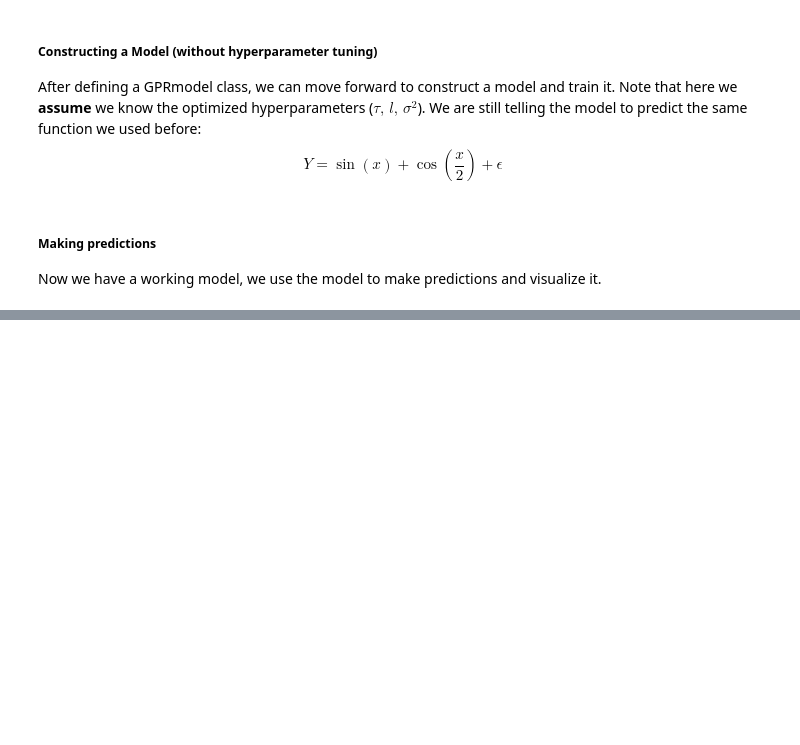
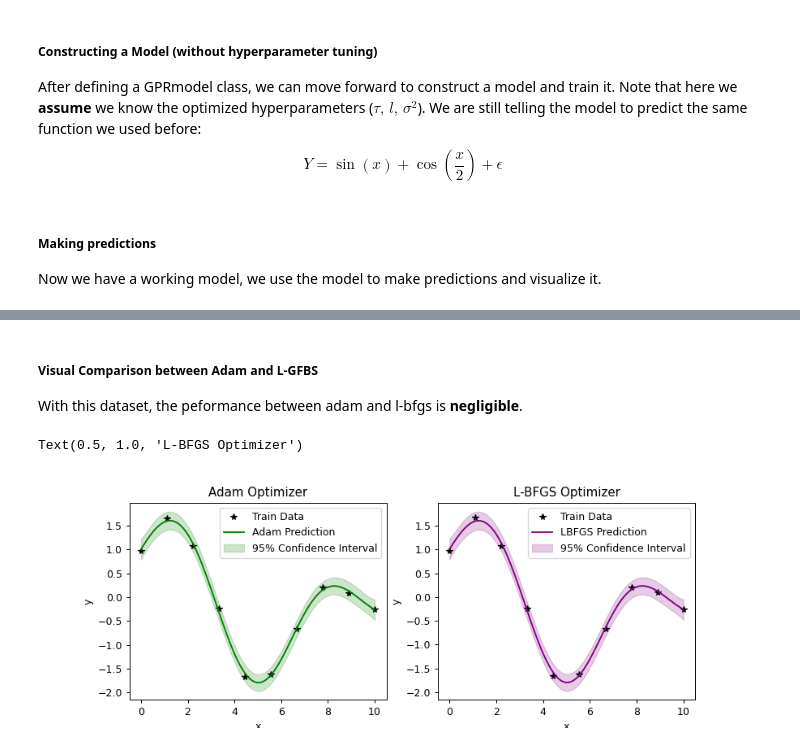
Before and after one commit to hansoncjc/GP-BO-Clustering-Tutorials, a Jupyter notebook: Gaussian Process.ipynb, the cells around one changed output, grey strips where cells are left out. Saved outputs shown, nothing was run; the diff lists cells and outputs as text; code cells hidden in the pictures; blank space fills up the shorter version.

```diff
--- a/Gaussian Process.ipynb
+++ b/Gaussian Process.ipynb
@@ -835,0 +896,19 @@ make_pred
+# %%
+# Initialize model
+adam_model = GPRmodel(train_x, train_y, likelihood)
+adam_model.train()
+likelihood.train()
+
+adam_optimizer = torch.optim.Adam(adam_model.parameters(), lr = 0.1)
+
+mll = gpytorch.mlls.ExactMarginalLogLikelihood(likelihood, adam_model)
+
+# Training
+adam_epoch = 50
+for i in range(adam_epoch):
+    adam_optimizer.zero_grad() # Clear old gradients
+    output = adam_model(train_x) # Obtain posterior distribution
+    loss = -mll(output, train_y) # Compute negative loss function
+    loss.backward() # Calculate loss function gradient
+    adam_optimizer.step() # Step forward
+    print(f'Epoch{i} - loss:{loss.item():.3f}')
@@ -835,0 +983,51 @@ make_pred
+# %% [markdown]
+##### Visual Comparison between Adam and L-GFBS
+With this dataset, the peformance between adam and l-bfgs is **negligible**.
+# %%
+fig, ax = plt.subplots(1, 2, figsize=(10, 3.5), dpi = 90)
+
+
+# Obtain predictions
+adam_model.eval()
+lbfgs_model.eval()
+likelihood.eval()
+
+with torch.no_grad(): # Skip gradient tracking to save time & memory space
+    adam_pred = adam_model(test_x) # Obtain predictive distribution
+    adam_mu = adam_pred.mean # Predictive mean
+    adam_std = adam_pred.variance.sqrt() # Predictive standard deviation
+
+with torch.no_grad():
+    lbfgs_pred = lbfgs_model(test_x)
+    lbfgs_mu = lbfgs_pred.mean
+    lbfgs_std = lbfgs_pred.variance.sqrt()
+
+# Plot training data
+ax[0].plot(train_x.numpy(), train_y.numpy(), 'k*', label='Train Data')
+ax[1].plot(train_x.numpy(), train_y.numpy(), 'k*', label='Train Data')
+
+# Plot prediction
+ax[0].plot(test_x.numpy(), adam_mu.numpy(), 'g', label='Adam Prediction')
+ax[1].plot(test_x.numpy(), lbfgs_mu.numpy(), 'purple', label='LBFGS Prediction')
+
+ax[0].fill_between(test_x.numpy(),
+                 (adam_mu - 1.96 * adam_std).numpy(),
+                 (adam_mu + 1.96 * adam_std).numpy(), color = 'green',
+                 alpha=0.2, label='95% Confidence Interval')
+ax[1].fill_between(test_x.numpy(),
+                 (lbfgs_mu - 1.96 * lbfgs_std).numpy(),
+                 (lbfgs_mu + 1.96 * lbfgs_std).numpy(), color = 'purple',
+                 alpha=0.2, label='95% Confidence Interval')
+
+ax[0].legend()
+ax[0].set_xlabel('x')
+ax[0].set_ylabel('y')
+ax[0].set_title("Adam Optimizer")
+
+ax[1].legend()
+ax[1].set_xlabel('x')
+ax[1].set_ylabel('y')
+ax[1].set_title("L-BFGS Optimizer")
+# %% [output]
+Text(0.5, 1.0, 'L-BFGS Optimizer')
+[figure, added]
```
Also changed, not shown: parts of 8 cells of this notebook.
